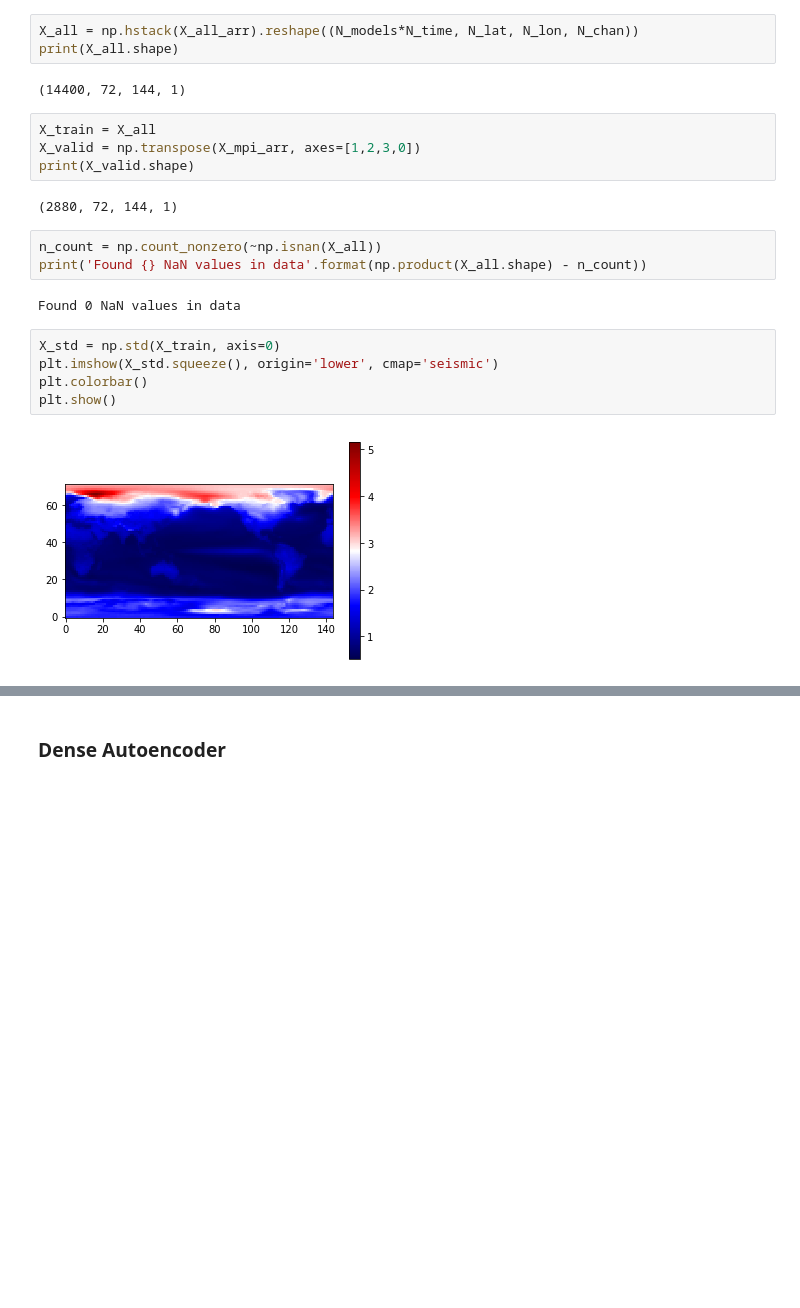
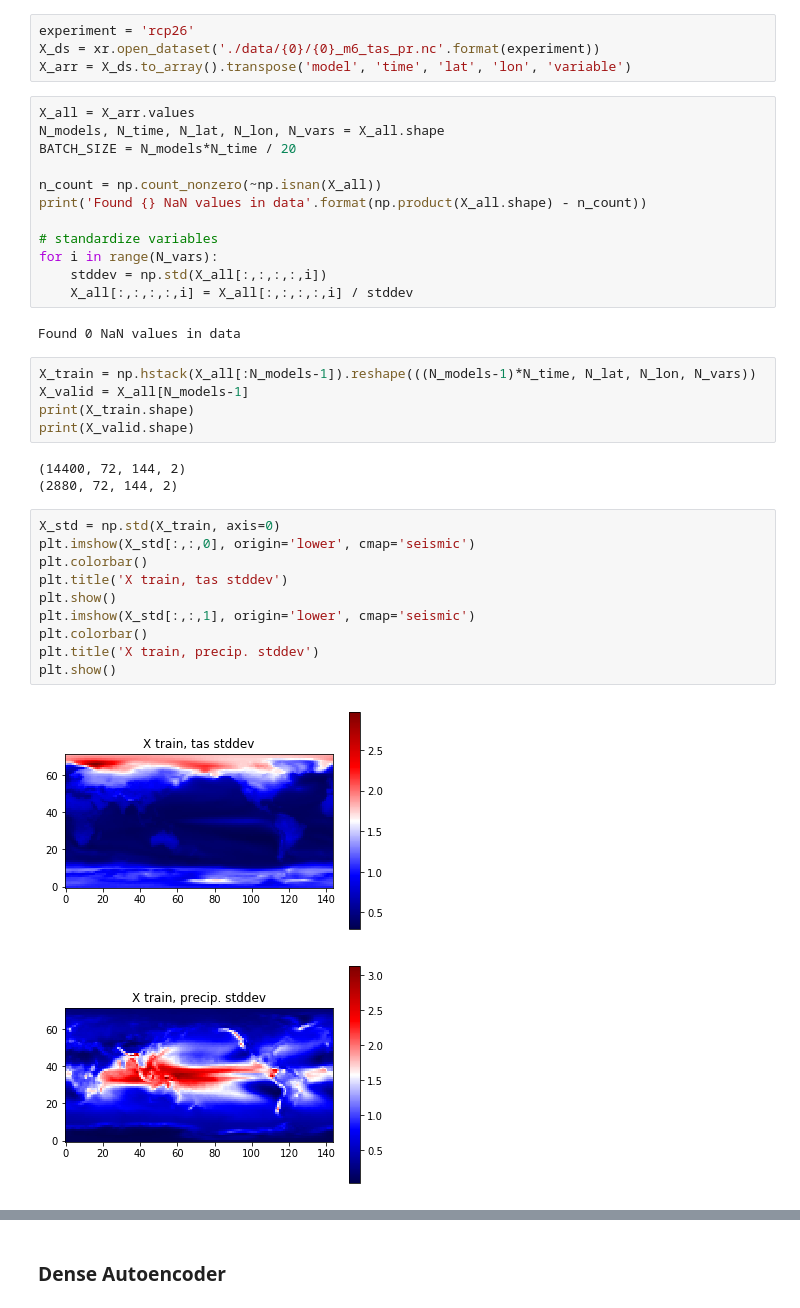
Before and after one commit to bgroenks96/cmip-embeddings, a Jupyter notebook: deep_embeddings.ipynb, the cells around one changed output, grey strips where cells are left out. Cells and saved outputs as stored; diff of their text form; blank space fills up the shorter version.

Commit message:
Use multivar dataset for deep models

```diff
--- a/deep_embeddings.ipynb
+++ b/deep_embeddings.ipynb
@@ -57,24 +35,40 @@ BATCH_SIZE = N_models*144
+# %%
+experiment = 'rcp26'
+X_ds = xr.open_dataset('./data/{0}/{0}_m6_tas_pr.nc'.format(experiment))
+X_arr = X_ds.to_array().transpose('model', 'time', 'lat', 'lon', 'variable')
+# %%
+X_all = X_arr.values
+N_models, N_time, N_lat, N_lon, N_vars = X_all.shape
+BATCH_SIZE = N_models*N_time / 20
+
+n_count = np.count_nonzero(~np.isnan(X_all))
+print('Found {} NaN values in data'.format(np.product(X_all.shape) - n_count))
+
+# standardize variables
+for i in range(N_vars):
+    stddev = np.std(X_all[:,:,:,:,i])
+    X_all[:,:,:,:,i] = X_all[:,:,:,:,i] / stddev
+# %% [output]
+Found 0 NaN values in data
 # %%
-X_all = np.hstack(X_all_arr).reshape((N_models*N_time, N_lat, N_lon, N_chan))
-print(X_all.shape)
+X_train = np.hstack(X_all[:N_models-1]).reshape(((N_models-1)*N_time, N_lat, N_lon, N_vars))
+X_valid = X_all[N_models-1]
+print(X_train.shape)
+print(X_valid.shape)
 # %% [output]
-(14400, 72, 144, 1)
+(14400, 72, 144, 2)
+(2880, 72, 144, 2)
-# %%
-X_train = X_all
-X_valid = np.transpose(X_mpi_arr, axes=[1,2,3,0])
-print(X_valid.shape)
-# %% [output]
-(2880, 72, 144, 1)
-# %%
-n_count = np.count_nonzero(~np.isnan(X_all))
-print('Found {} NaN values in data'.format(np.product(X_all.shape) - n_count))
-# %% [output]
-Found 0 NaN values in data
 # %%
 X_std = np.std(X_train, axis=0)
-plt.imshow(X_std.squeeze(), origin='lower', cmap='seismic')
+plt.imshow(X_std[:,:,0], origin='lower', cmap='seismic')
 plt.colorbar()
+plt.title('X train, tas stddev')
 plt.show()
+plt.imshow(X_std[:,:,1], origin='lower', cmap='seismic')
+plt.colorbar()
+plt.title('X train, precip. stddev')
+plt.show()
 # %% [output]
-[figure, old version]
+[figure, new version]
+[figure, added]
 # %%
```
Also changed, not shown: parts of 10 cells of this notebook.
